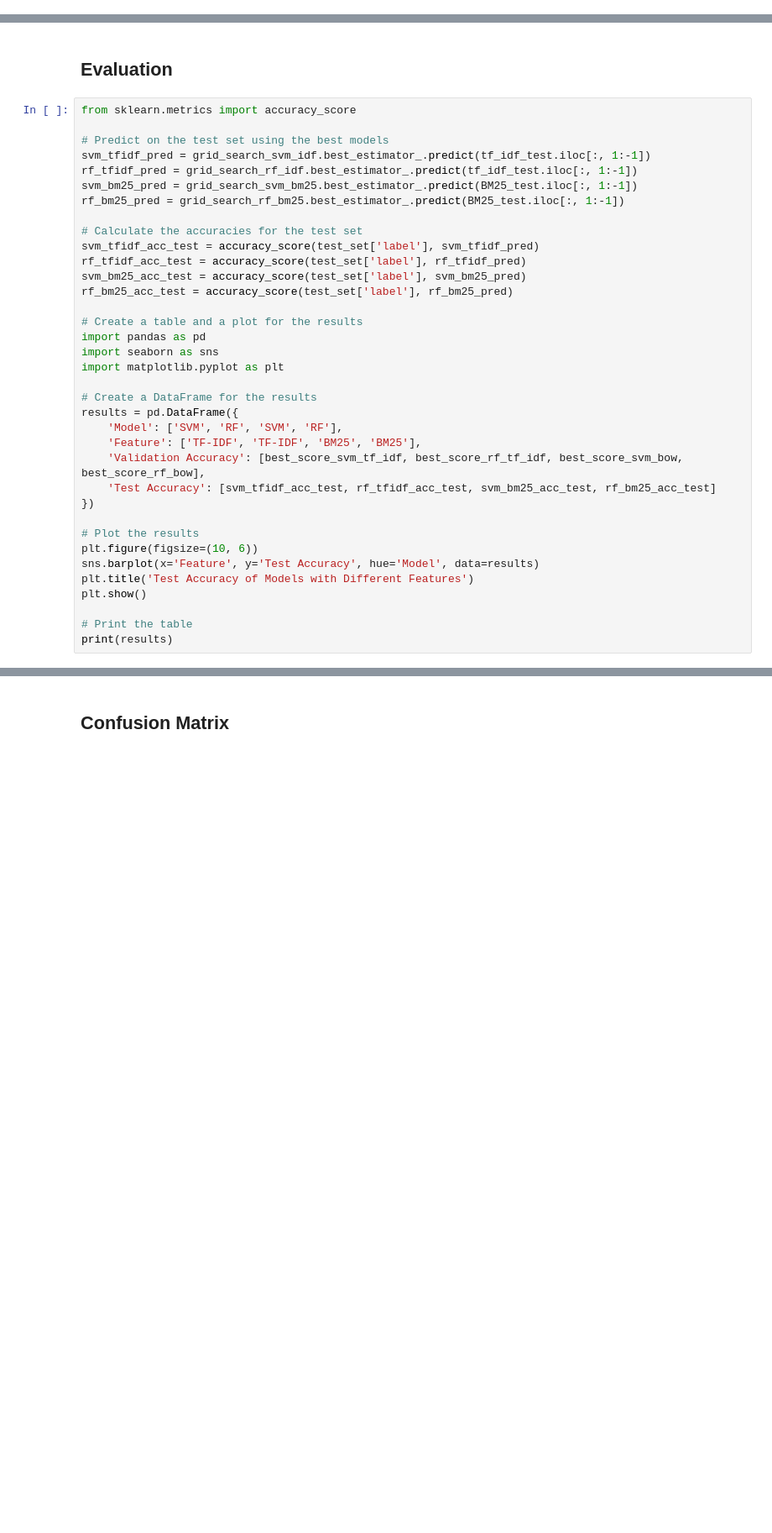
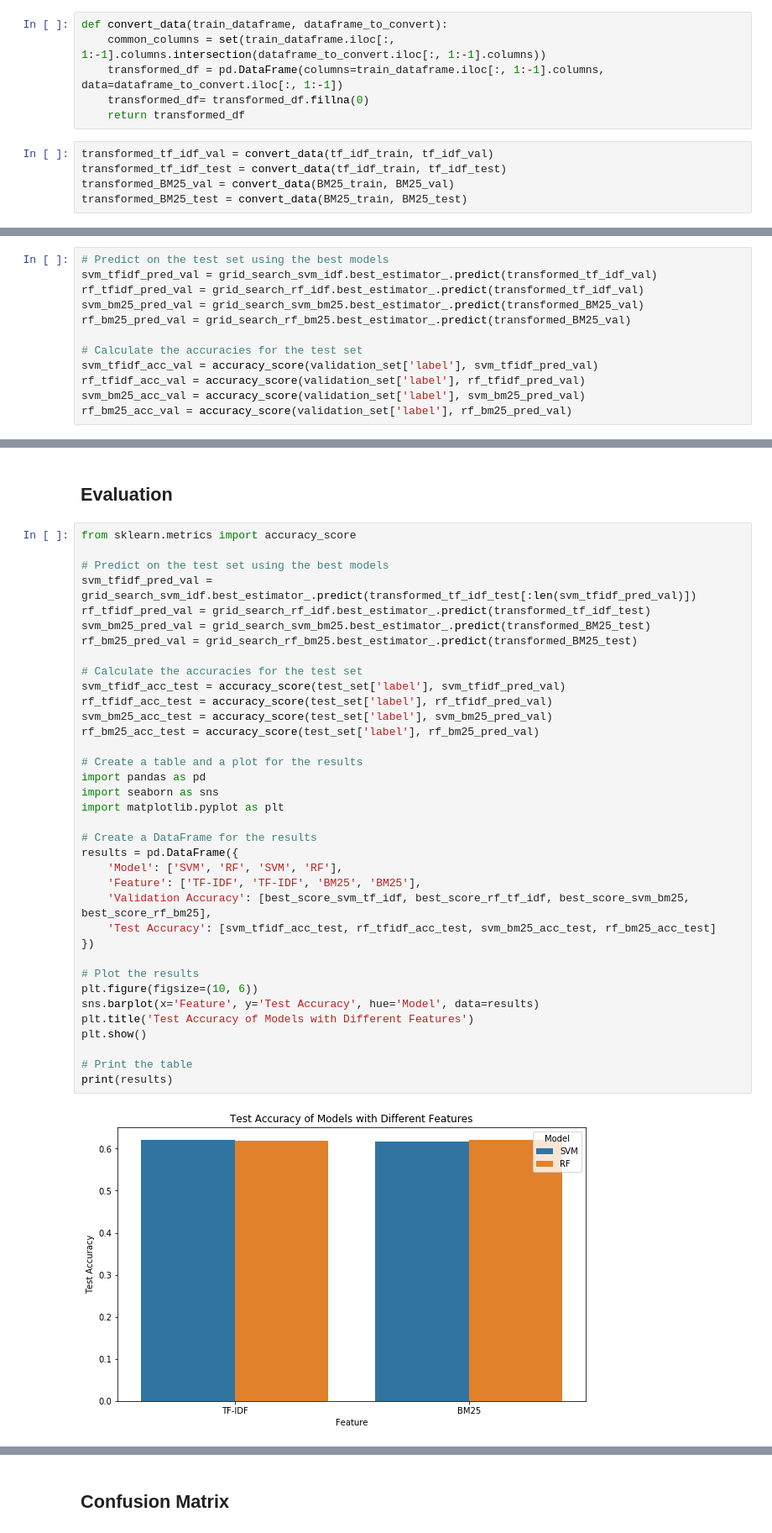
Before and after one commit to borosabel/NLP, a Jupyter notebook: Assignment1.ipynb, the cells around one changed output, grey strips where cells are left out. Shown: that part at 84% size. Cells and saved outputs as stored; diff of their text form; blank space fills up the shorter version.

```diff
--- a/Assignment1.ipynb
+++ b/Assignment1.ipynb
@@ -415,6 +437,17 @@ To evaluate the models, use <ins>accuracy</ins> as the metric throughout the tas
 
 
 </div>
+# %%
+def convert_data(train_dataframe, dataframe_to_convert):
+    common_columns = set(train_dataframe.iloc[:, 1:-1].columns.intersection(dataframe_to_convert.iloc[:, 1:-1].columns))
+    transformed_df = pd.DataFrame(columns=train_dataframe.iloc[:, 1:-1].columns, data=dataframe_to_convert.iloc[:, 1:-1])
+    transformed_df= transformed_df.fillna(0)
+    return transformed_df
+# %%
+transformed_tf_idf_val = convert_data(tf_idf_train, tf_idf_val)
+transformed_tf_idf_test = convert_data(tf_idf_train, tf_idf_test)
+transformed_BM25_val = convert_data(BM25_train, BM25_val)
+transformed_BM25_test = convert_data(BM25_train, BM25_test)
 # %% [markdown]
 ## Dummy baseline
 # %%
@@ -504,0 +538,12 @@ RF with BM25 best score: 0.7616845582163501
+# %%
+# Predict on the test set using the best models
+svm_tfidf_pred_val = grid_search_svm_idf.best_estimator_.predict(transformed_tf_idf_val)
+rf_tfidf_pred_val = grid_search_rf_idf.best_estimator_.predict(transformed_tf_idf_val)
+svm_bm25_pred_val = grid_search_svm_bm25.best_estimator_.predict(transformed_BM25_val)
+rf_bm25_pred_val = grid_search_rf_bm25.best_estimator_.predict(transformed_BM25_val)
+
+# Calculate the accuracies for the test set
+svm_tfidf_acc_val = accuracy_score(validation_set['label'], svm_tfidf_pred_val)
+rf_tfidf_acc_val = accuracy_score(validation_set['label'], rf_tfidf_pred_val)
+svm_bm25_acc_val = accuracy_score(validation_set['label'], svm_bm25_pred_val)
+rf_bm25_acc_val = accuracy_score(validation_set['label'], rf_bm25_pred_val)
@@ -507,37 +559,38 @@ RF with BM25 best score: 0.7616845582163501
 # %%
 from sklearn.metrics import accuracy_score
 
 # Predict on the test set using the best models
-svm_tfidf_pred = grid_search_svm_idf.best_estimator_.predict(tf_idf_test.iloc[:, 1:-1])
-rf_tfidf_pred = grid_search_rf_idf.best_estimator_.predict(tf_idf_test.iloc[:, 1:-1])
-svm_bm25_pred = grid_search_svm_bm25.best_estimator_.predict(BM25_test.iloc[:, 1:-1])
-rf_bm25_pred = grid_search_rf_bm25.best_estimator_.predict(BM25_test.iloc[:, 1:-1])
+svm_tfidf_pred_val = grid_search_svm_idf.best_estimator_.predict(transformed_tf_idf_test[:len(svm_tfidf_pred_val)])
+rf_tfidf_pred_val = grid_search_rf_idf.best_estimator_.predict(transformed_tf_idf_test)
+svm_bm25_pred_val = grid_search_svm_bm25.best_estimator_.predict(transformed_BM25_test)
+rf_bm25_pred_val = grid_search_rf_bm25.best_estimator_.predict(transformed_BM25_test)
 
 # Calculate the accuracies for the test set
-svm_tfidf_acc_test = accuracy_score(test_set['label'], svm_tfidf_pred)
-rf_tfidf_acc_test = accuracy_score(test_set['label'], rf_tfidf_pred)
-svm_bm25_acc_test = accuracy_score(test_set['label'], svm_bm25_pred)
-rf_bm25_acc_test = accuracy_score(test_set['label'], rf_bm25_pred)
+svm_tfidf_acc_test = accuracy_score(test_set['label'], svm_tfidf_pred_val)
+rf_tfidf_acc_test = accuracy_score(test_set['label'], rf_tfidf_pred_val)
+svm_bm25_acc_test = accuracy_score(test_set['label'], svm_bm25_pred_val)
+rf_bm25_acc_test = accuracy_score(test_set['label'], rf_bm25_pred_val)
 
 # Create a table and a plot for the results
 import pandas as pd
 import seaborn as sns
 import matplotlib.pyplot as plt
 
 # Create a DataFrame for the results
 results = pd.DataFrame({
     'Model': ['SVM', 'RF', 'SVM', 'RF'],
     'Feature': ['TF-IDF', 'TF-IDF', 'BM25', 'BM25'],
-    'Validation Accuracy': [best_score_svm_tf_idf, best_score_rf_tf_idf, best_score_svm_bow, best_score_rf_bow],
+    'Validation Accuracy': [best_score_svm_tf_idf, best_score_rf_tf_idf, best_score_svm_bm25, best_score_rf_bm25],
     'Test Accuracy': [svm_tfidf_acc_test, rf_tfidf_acc_test, svm_bm25_acc_test, rf_bm25_acc_test]
 })
 
 # Plot the results
 plt.figure(figsize=(10, 6))
 sns.barplot(x='Feature', y='Test Accuracy', hue='Model', data=results)
 plt.title('Test Accuracy of Models with Different Features')
 plt.show()
 
 # Print the table
 print(results)
 # %% [output]
+[figure, added]
```
Also changed, not shown: parts of 12 cells of this notebook.
